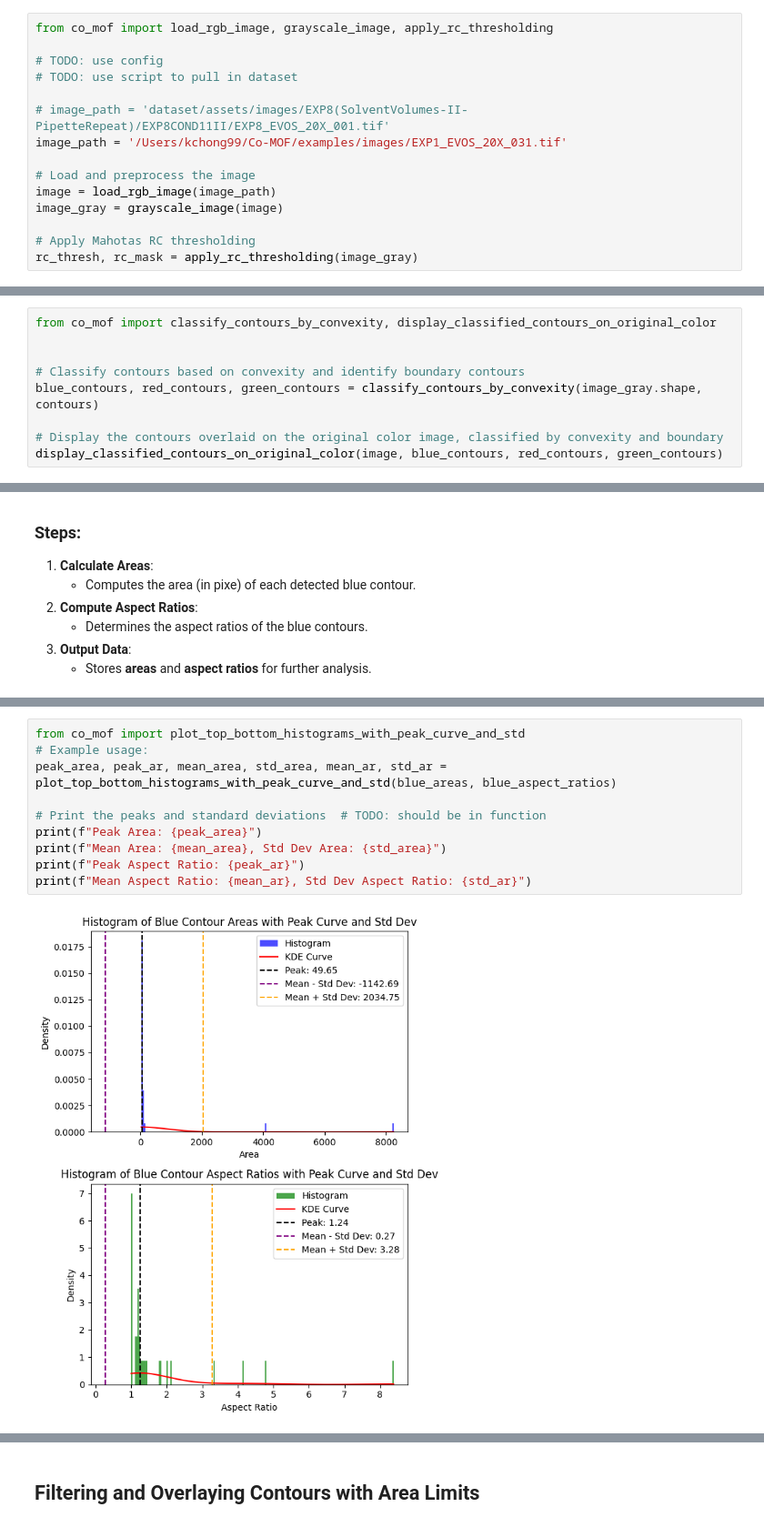
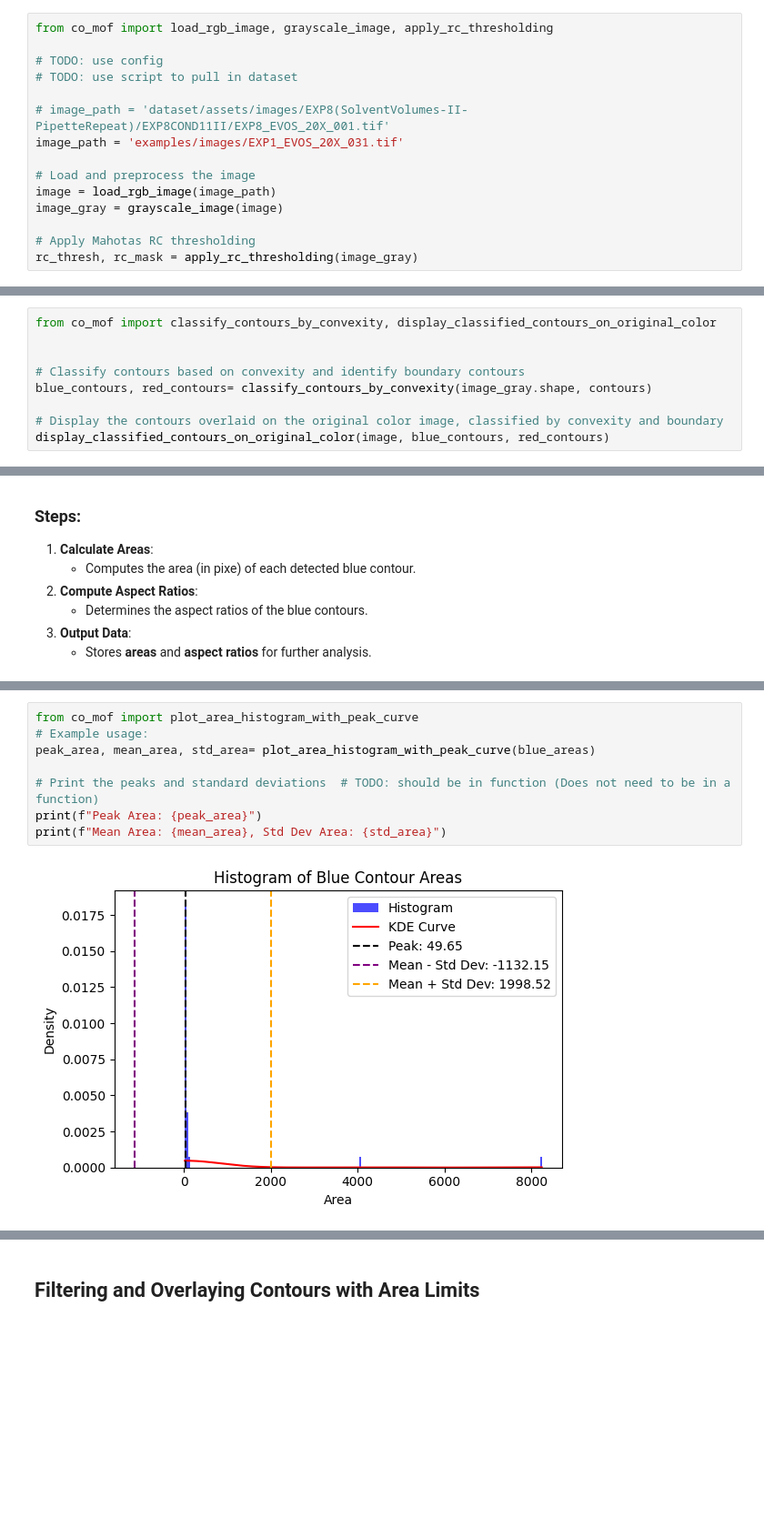
Before and after one commit to uwsunlab/Co-MOF, a Jupyter notebook: MOF_Project_DataAnalysis.ipynb, the cells around one changed output, grey strips where cells are left out. Shown at 91% size. Drawn from its saved outputs; the diff is of its cells as text; blank space fills up the shorter version.

Commit message:
Updated most things with function and remove unwanted code

```diff
--- a/MOF_Project_DataAnalysis.ipynb
+++ b/MOF_Project_DataAnalysis.ipynb
@@ -22,7 +22,7 @@ from co_mof import load_rgb_image, grayscale_image, apply_rc_thresholding
 # TODO: use script to pull in dataset
 
 # image_path = 'dataset/assets/images/EXP8(SolventVolumes-II-PipetteRepeat)/EXP8COND11II/EXP8_EVOS_20X_001.tif'
-image_path = '/Users/kchong99/Co-MOF/examples/images/EXP1_EVOS_20X_031.tif'
+image_path = 'examples/images/EXP1_EVOS_20X_031.tif'
 
 # Load and preprocess the image
 image = load_rgb_image(image_path)
@@ -159,8 +173,8 @@ from co_mof import classify_contours_by_convexity, display_classified_contours_o
 
 
 # Classify contours based on convexity and identify boundary contours
-blue_contours, red_contours, green_contours = classify_contours_by_convexity(image_gray.shape, contours)
+blue_contours, red_contours= classify_contours_by_convexity(image_gray.shape, contours)
 
 # Display the contours overlaid on the original color image, classified by convexity and boundary
-display_classified_contours_on_original_color(image, blue_contours, red_contours, green_contours)
+display_classified_contours_on_original_color(image, blue_contours, red_contours)
 # %% [output]
@@ -223,15 +216,13 @@ This script analyzes the **areas** and **aspect ratios** of blue contours using
 3. **Output Results**:
    - Prints the computed statistical values.
 # %%
-from co_mof import plot_top_bottom_histograms_with_peak_curve_and_std
+from co_mof import plot_area_histogram_with_peak_curve
 # Example usage:
-peak_area, peak_ar, mean_area, std_area, mean_ar, std_ar = plot_top_bottom_histograms_with_peak_curve_and_std(blue_areas, blue_aspect_ratios)
+peak_area, mean_area, std_area= plot_area_histogram_with_peak_curve(blue_areas)
 
-# Print the peaks and standard deviations  # TODO: should be in function
+# Print the peaks and standard deviations  # TODO: should be in function (Does not need to be in a function)
 print(f"Peak Area: {peak_area}")
 print(f"Mean Area: {mean_area}, Std Dev Area: {std_area}")
-print(f"Peak Aspect Ratio: {peak_ar}")
-print(f"Mean Aspect Ratio: {mean_ar}, Std Dev Aspect Ratio: {std_ar}")
 # %% [output]
-[figure, old version]
+[figure, new version]
 Peak Area: 49.648648648648646
```
Also changed, not shown: parts of 21 cells of this notebook, 1 other file.
